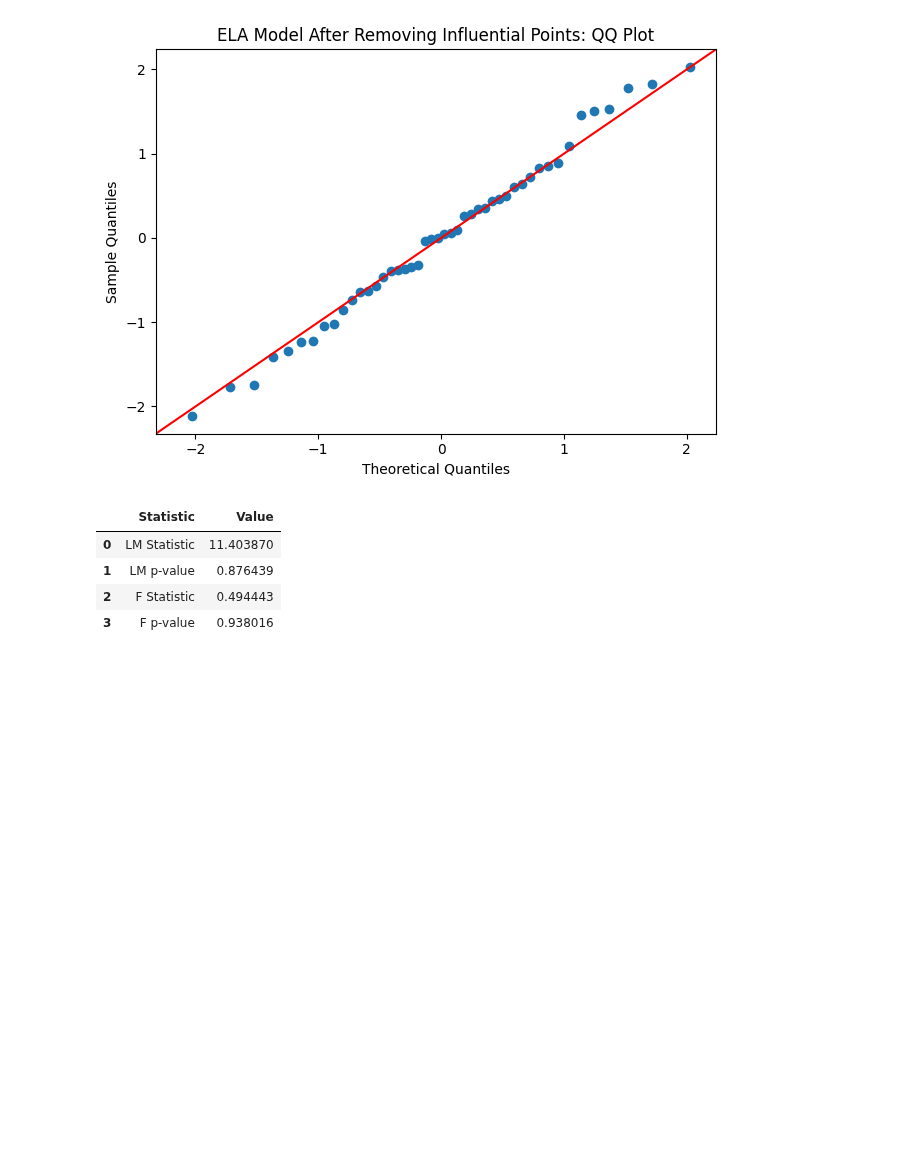
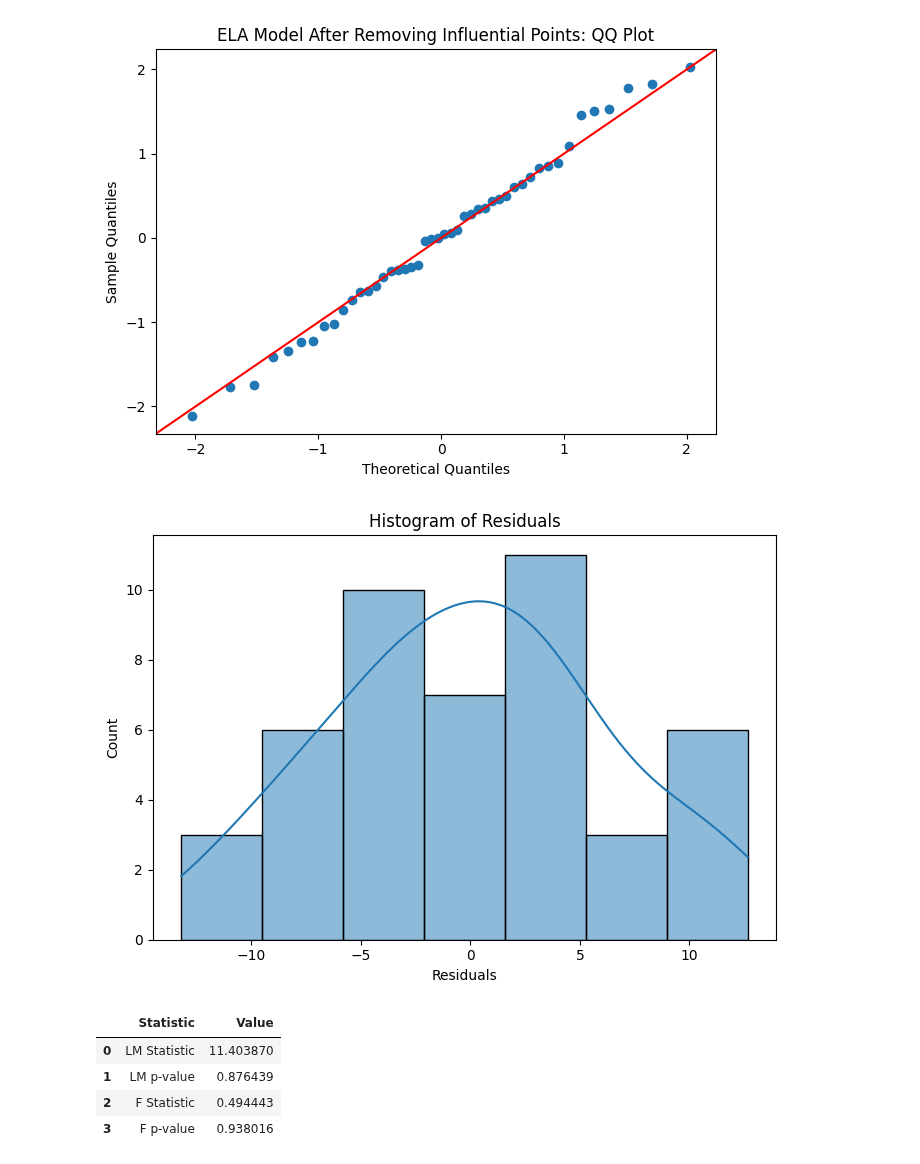
Before and after one commit to IshitaSingh23/STUDENT-MEALS, a Jupyter notebook: ELA Model.ipynb, the cells around one changed output. Drawn from its saved outputs; the diff is of its cells as text; code cells hidden in the pictures; blank space fills up the shorter version.

```diff
--- a/ELA Model.ipynb
+++ b/ELA Model.ipynb
@@ -737,6 +737,15 @@ plt.tight_layout()
 plt.show()
 # %% [output]
 [figure]
+# %%
+plt.figure(figsize=(7,5))
+sns.histplot(model_no_influential.resid, kde=True)
+plt.xlabel("Residuals")
+plt.title("Histogram of Residuals")
+plt.tight_layout()
+plt.show()
+# %% [output]
+[figure, added]
 # %%
 bp_test_new = het_breuschpagan(model_no_influential.resid, model_no_influential.model.exog)
 
```
Also changed, not shown: parts of 9 cells of this notebook, 3 other files.
